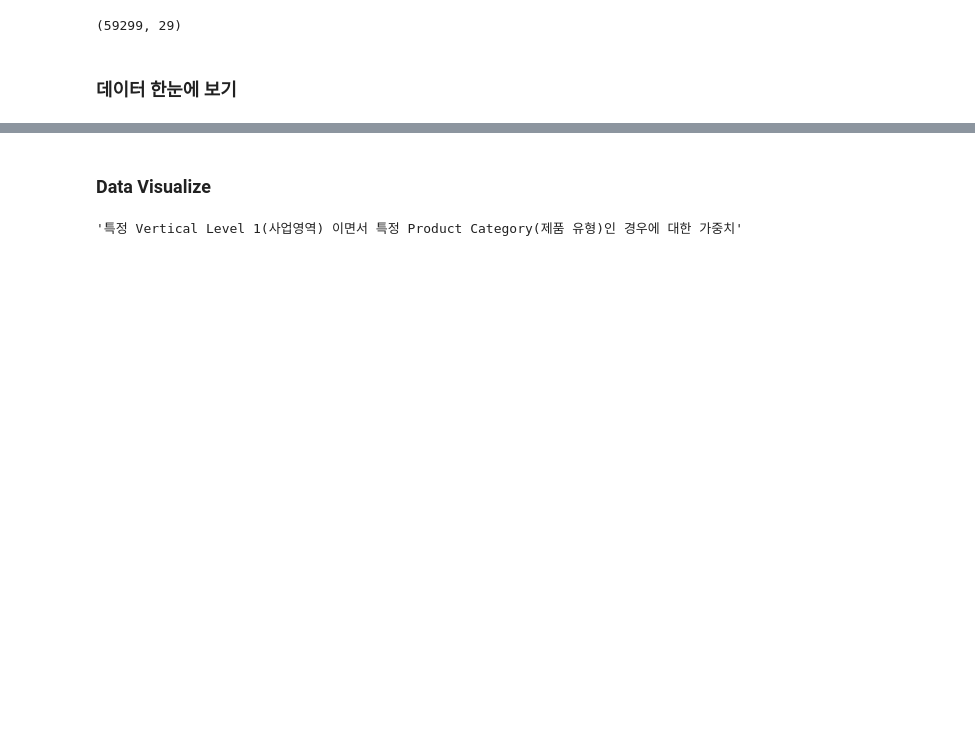
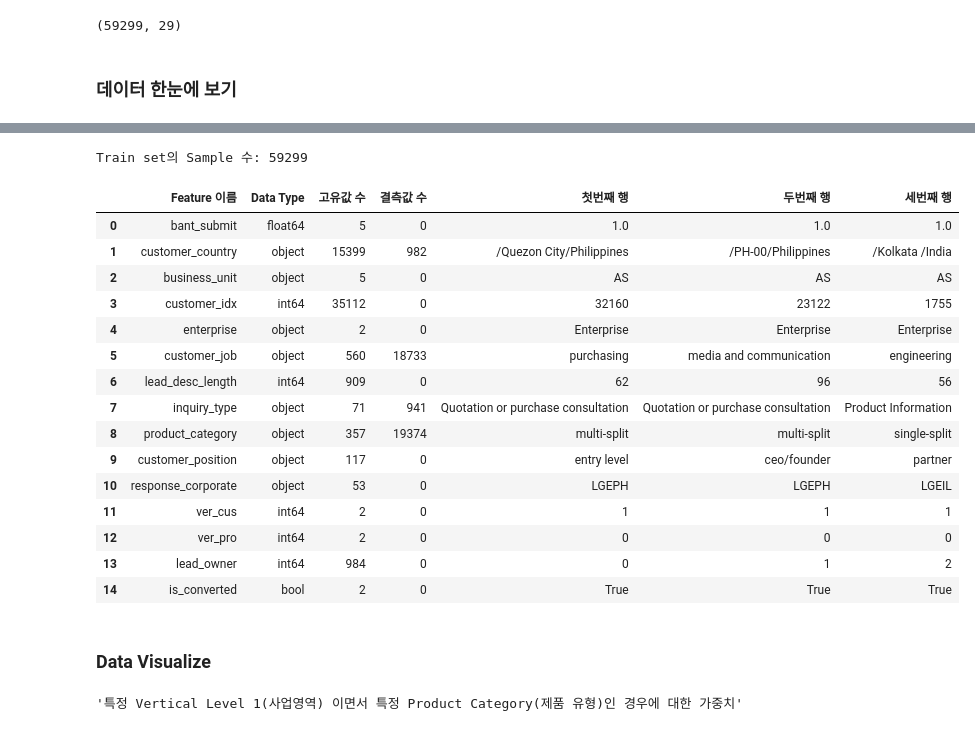
Before and after one commit to Hyeon-kki/LG-Hackathon, a Jupyter notebook: EDA/EDA.ipynb, the cells around one changed output, grey strips where cells are left out. Cells and saved outputs as stored; diff of their text form; code cells hidden in the pictures; blank space fills up the shorter version.

```diff
--- a/EDA/EDA.ipynb
+++ b/EDA/EDA.ipynb
@@ -62,6 +69,39 @@ Train set의 Sample 수: 59299
 | 26 | business_subarea | object | 86 | 53773 | Engineering | Advertising | Construction | 세부 사업 영역 |
 | 27 | lead_owner | int64 | 984 | 0 | 0 | 1 | 2 | 영업 담당자 이름 |
 | 28 | is_converted | bool | 2 | 0 | True | True | True | 영업 성공 여부 |
+# %%
+feature_selection = [f for f in train.columns if train[f].isnull().sum()<30000 and f != 'customer_country.1']
+train = train[feature_selection]
+feature_summary = pd.DataFrame(train.dtypes, columns=["Data Type"])
+feature_summary.reset_index(inplace=True)
+feature_summary.rename(columns={'index': 'Feature 이름'}, inplace=True)
+feature_summary['고유값 수'] = train.nunique().values
+feature_summary['결측값 수'] = train.isnull().sum().values
+feature_summary['첫번째 행'] = train.loc[0].values
+feature_summary['두번째 행'] = train.loc[1].values
+feature_summary['세번째 행'] = train.loc[2].values
+# for idx, col in enumerate(feature_summary['Feature 이름'].values):
+#     print(f"{col}의 고유값: {train[col].unique()} \n")
+print(f'Train set의 Sample 수: {train.shape[0]}')
+feature_summary
+# %% [output]
+Train set의 Sample 수: 59299
+|  | Feature 이름 | Data Type | 고유값 수 | 결측값 수 | 첫번째 행 | 두번째 행 | 세번째 행 |
+| 0 | bant_submit | float64 | 5 | 0 | 1.0 | 1.0 | 1.0 |
+| 1 | customer_country | object | 15399 | 982 | /Quezon City/Philippines | /PH-00/Philippines | /Kolkata /India |
+| 2 | business_unit | object | 5 | 0 | AS | AS | AS |
+| 3 | customer_idx | int64 | 35112 | 0 | 32160 | 23122 | 1755 |
+| 4 | enterprise | object | 2 | 0 | Enterprise | Enterprise | Enterprise |
+| 5 | customer_job | object | 560 | 18733 | purchasing | media and communication | engineering |
+| 6 | lead_desc_length | int64 | 909 | 0 | 62 | 96 | 56 |
+| 7 | inquiry_type | object | 71 | 941 | Quotation or purchase consultation | Quotation or purchase consultation | Product Information |
+| 8 | product_category | object | 357 | 19374 | multi-split | multi-split | single-split |
+| 9 | customer_position | object | 117 | 0 | entry level | ceo/founder | partner |
+| 10 | response_corporate | object | 53 | 0 | LGEPH | LGEPH | LGEIL |
+| 11 | ver_cus | int64 | 2 | 0 | 1 | 1 | 1 |
+| 12 | ver_pro | int64 | 2 | 0 | 0 | 0 | 0 |
+| 13 | lead_owner | int64 | 984 | 0 | 0 | 1 | 2 |
+| 14 | is_converted | bool | 2 | 0 | True | True | True |
 # %% [markdown]
 ### Data Visualize
 # %%
```
Also changed, not shown: parts of 1 cell of this notebook, 6 other files.
